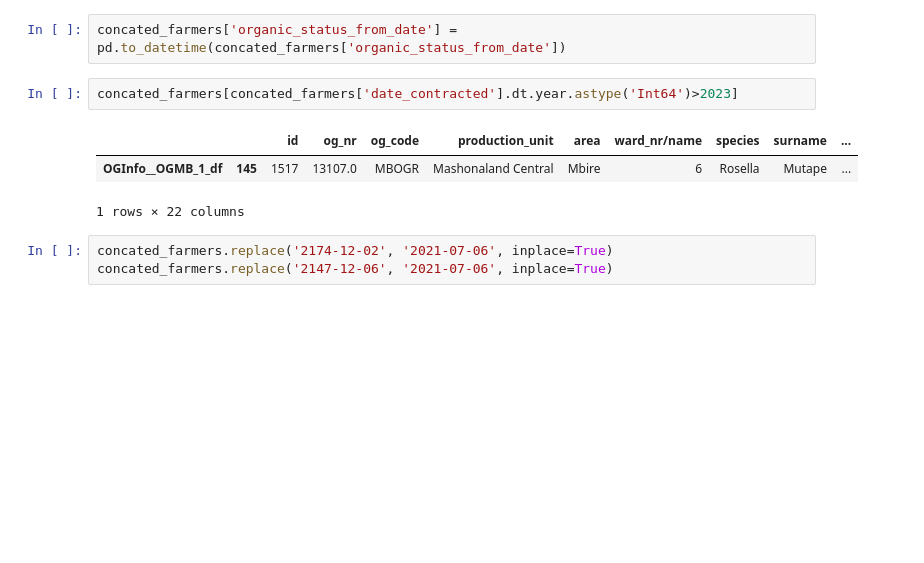
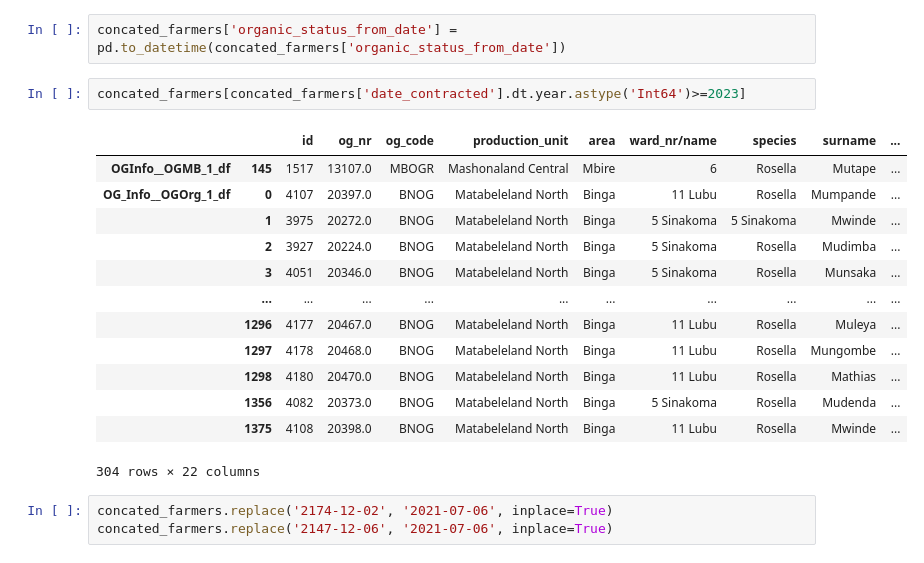
Before and after one commit to Capstone-OrganicAfrica/organic_zimbabwe_eda, a Jupyter notebook: clean_upload_farmers.ipynb, the cells around one changed output. Saved outputs shown, nothing was run; the diff lists cells and outputs as text; blank space fills up the shorter version.

```diff
--- a/clean_upload_farmers.ipynb
+++ b/clean_upload_farmers.ipynb
@@ -772,11 +800,21 @@ memory usage: 3.9+ MB
 # %%
 concated_farmers['organic_status_from_date'] = pd.to_datetime(concated_farmers['organic_status_from_date'])
 # %%
-concated_farmers[concated_farmers['date_contracted'].dt.year.astype('Int64')>2023]
+concated_farmers[concated_farmers['date_contracted'].dt.year.astype('Int64')>=2023]
 # %% [output]
 |  |  | id | og_nr | og_code | production_unit | area | ward_nr/name | species | surname | ... |
 | OGInfo__OGMB_1_df | 145 | 1517 | 13107.0 | MBOGR | Mashonaland Central | Mbire | 6 | Rosella | Mutape | ... |
+| OG_Info__OGOrg_1_df | 0 | 4107 | 20397.0 | BNOG | Matabeleland North | Binga | 11 Lubu | Rosella | Mumpande | ... |
+|  | 1 | 3975 | 20272.0 | BNOG | Matabeleland North | Binga | 5 Sinakoma | 5 Sinakoma | Mwinde | ... |
+|  | 2 | 3927 | 20224.0 | BNOG | Matabeleland North | Binga | 5 Sinakoma | Rosella | Mudimba | ... |
+|  | 3 | 4051 | 20346.0 | BNOG | Matabeleland North | Binga | 5 Sinakoma | Rosella | Munsaka | ... |
+|  | ... | ... | ... | ... | ... | ... | ... | ... | ... | ... |
+|  | 1296 | 4177 | 20467.0 | BNOG | Matabeleland North | Binga | 11 Lubu | Rosella | Muleya | ... |
+|  | 1297 | 4178 | 20468.0 | BNOG | Matabeleland North | Binga | 11 Lubu | Rosella | Mungombe | ... |
+|  | 1298 | 4180 | 20470.0 | BNOG | Matabeleland North | Binga | 11 Lubu | Rosella | Mathias | ... |
+|  | 1356 | 4082 | 20373.0 | BNOG | Matabeleland North | Binga | 5 Sinakoma | Rosella | Mudenda | ... |
+|  | 1375 | 4108 | 20398.0 | BNOG | Matabeleland North | Binga | 11 Lubu | Rosella | Mwinde | ... |
-1 rows × 22 columns
+304 rows × 22 columns
 # %%
 concated_farmers.replace('2174-12-02', '2021-07-06', inplace=True)
 concated_farmers.replace('2147-12-06', '2021-07-06', inplace=True)
```
Also changed, not shown: parts of 17 cells of this notebook, 9 other files.
